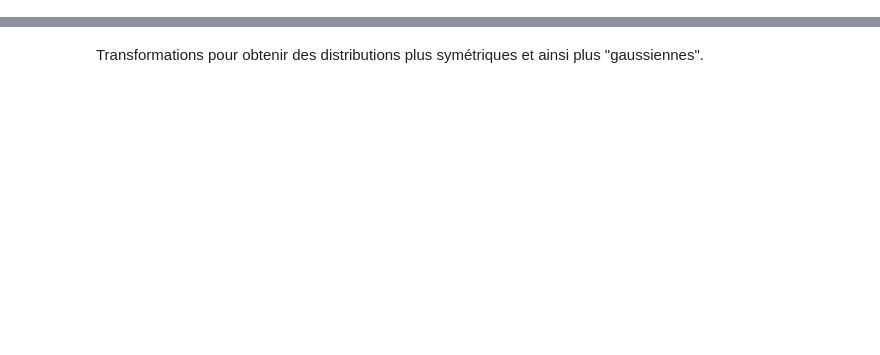
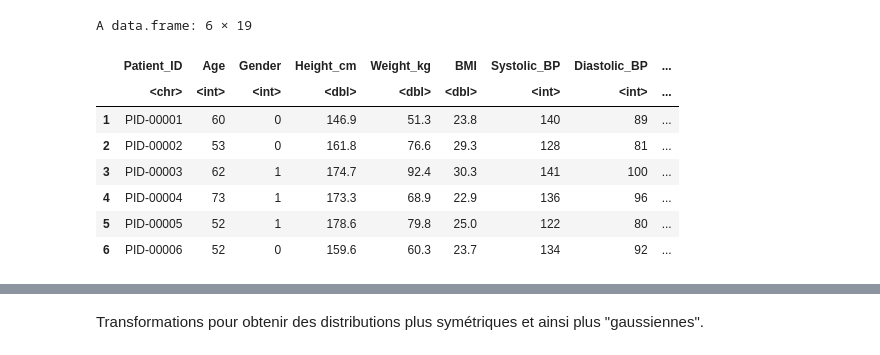
Before and after one commit to corentinbrand/ML-project, a Jupyter notebook: notebook_final_R.ipynb, the cells around one changed output, grey strips where cells are left out. Cells and saved outputs as stored; diff of their text form; code cells hidden in the pictures; blank space fills up the shorter version.

```diff
--- a/notebook_final_R.ipynb
+++ b/notebook_final_R.ipynb
@@ -22,6 +40,18 @@ data <- read.table(paste(path, "healthcare_synthetic_data.csv", sep = ""),
 #head(data)
 
 #summary(data)
+# %%
+head(data)
+# %% [output]
+A data.frame: 6 × 19
+|  | Patient_ID | Age | Gender | Height_cm | Weight_kg | BMI | Systolic_BP | Diastolic_BP | ... |
+|  | <chr> | <int> | <int> | <dbl> | <dbl> | <dbl> | <int> | <int> | ... |
+| 1 | PID-00001 | 60 | 0 | 146.9 | 51.3 | 23.8 | 140 | 89 | ... |
+| 2 | PID-00002 | 53 | 0 | 161.8 | 76.6 | 29.3 | 128 | 81 | ... |
+| 3 | PID-00003 | 62 | 1 | 174.7 | 92.4 | 30.3 | 141 | 100 | ... |
+| 4 | PID-00004 | 73 | 1 | 173.3 | 68.9 | 22.9 | 136 | 96 | ... |
+| 5 | PID-00005 | 52 | 1 | 178.6 | 79.8 | 25.0 | 122 | 80 | ... |
+| 6 | PID-00006 | 52 | 0 | 159.6 | 60.3 | 23.7 | 134 | 92 | ... |
 # %%
 ###transfo des vars qualitatives en quantitatives et suppresion de la colonne Patient_ID
 data[, "Heart_Disease_Risk"] <- as.factor(data[, "Heart_Disease_Risk"])
```
Also changed, not shown: parts of 6 cells of this notebook, 2 other files.
